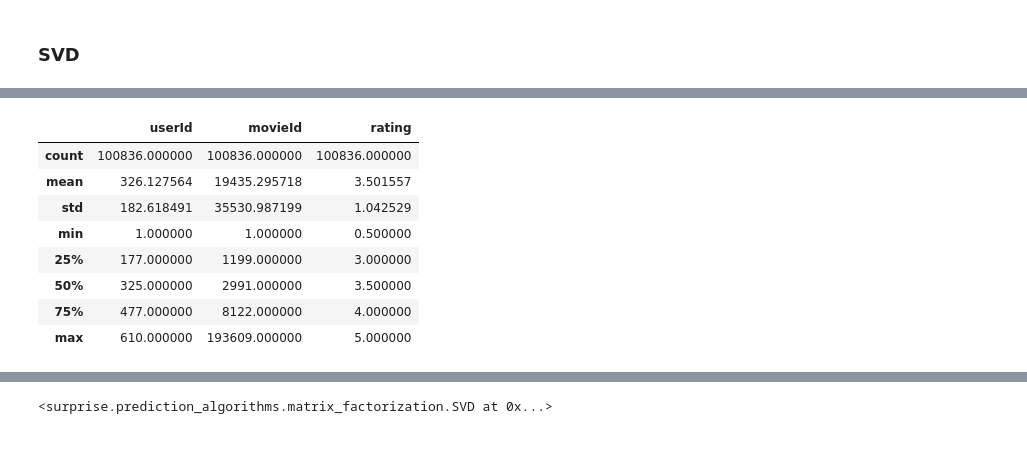
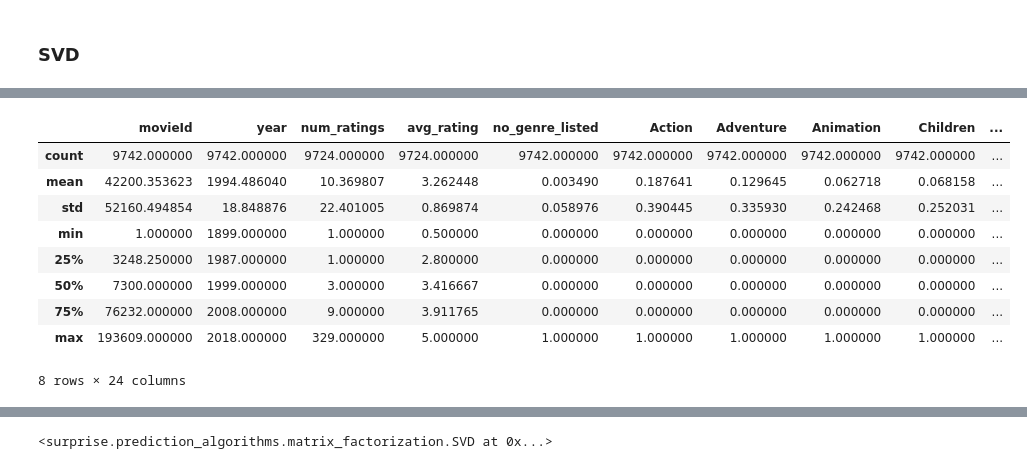
Before and after one commit to mitkrieg/movie-recommender, a Jupyter notebook: index.ipynb, the cells around one changed output, grey strips where cells are left out. Cells and saved outputs as stored; diff of their text form; code cells hidden in the pictures.

```diff
--- a/index.ipynb
+++ b/index.ipynb
@@ -207,12 +207,13 @@ Prediction(uid=2, iid=4, r_ui=None, est=3.010191835272534, details={'was_impossi
 # %%
-ratings.describe()
+movies.describe()
 # %% [output]
-|  | userId | movieId | rating |
-| count | 100836.000000 | 100836.000000 | 100836.000000 |
-| mean | 326.127564 | 19435.295718 | 3.501557 |
-| std | 182.618491 | 35530.987199 | 1.042529 |
-| min | 1.000000 | 1.000000 | 0.500000 |
-| 25% | 177.000000 | 1199.000000 | 3.000000 |
-| 50% | 325.000000 | 2991.000000 | 3.500000 |
-| 75% | 477.000000 | 8122.000000 | 4.000000 |
-| max | 610.000000 | 193609.000000 | 5.000000 |
+|  | movieId | year | num_ratings | avg_rating | no_genre_listed | Action | Adventure | Animation | Children | ... |
+| count | 9742.000000 | 9742.000000 | 9724.000000 | 9724.000000 | 9742.000000 | 9742.000000 | 9742.000000 | 9742.000000 | 9742.000000 | ... |
+| mean | 42200.353623 | 1994.486040 | 10.369807 | 3.262448 | 0.003490 | 0.187641 | 0.129645 | 0.062718 | 0.068158 | ... |
+| std | 52160.494854 | 18.848876 | 22.401005 | 0.869874 | 0.058976 | 0.390445 | 0.335930 | 0.242468 | 0.252031 | ... |
+| min | 1.000000 | 1899.000000 | 1.000000 | 0.500000 | 0.000000 | 0.000000 | 0.000000 | 0.000000 | 0.000000 | ... |
+| 25% | 3248.250000 | 1987.000000 | 1.000000 | 2.800000 | 0.000000 | 0.000000 | 0.000000 | 0.000000 | 0.000000 | ... |
+| 50% | 7300.000000 | 1999.000000 | 3.000000 | 3.416667 | 0.000000 | 0.000000 | 0.000000 | 0.000000 | 0.000000 | ... |
+| 75% | 76232.000000 | 2008.000000 | 9.000000 | 3.911765 | 0.000000 | 0.000000 | 0.000000 | 0.000000 | 0.000000 | ... |
+| max | 193609.000000 | 2018.000000 | 329.000000 | 5.000000 | 1.000000 | 1.000000 | 1.000000 | 1.000000 | 1.000000 | ... |
+8 rows × 24 columns
```
Also changed, not shown: parts of 13 cells of this notebook.
